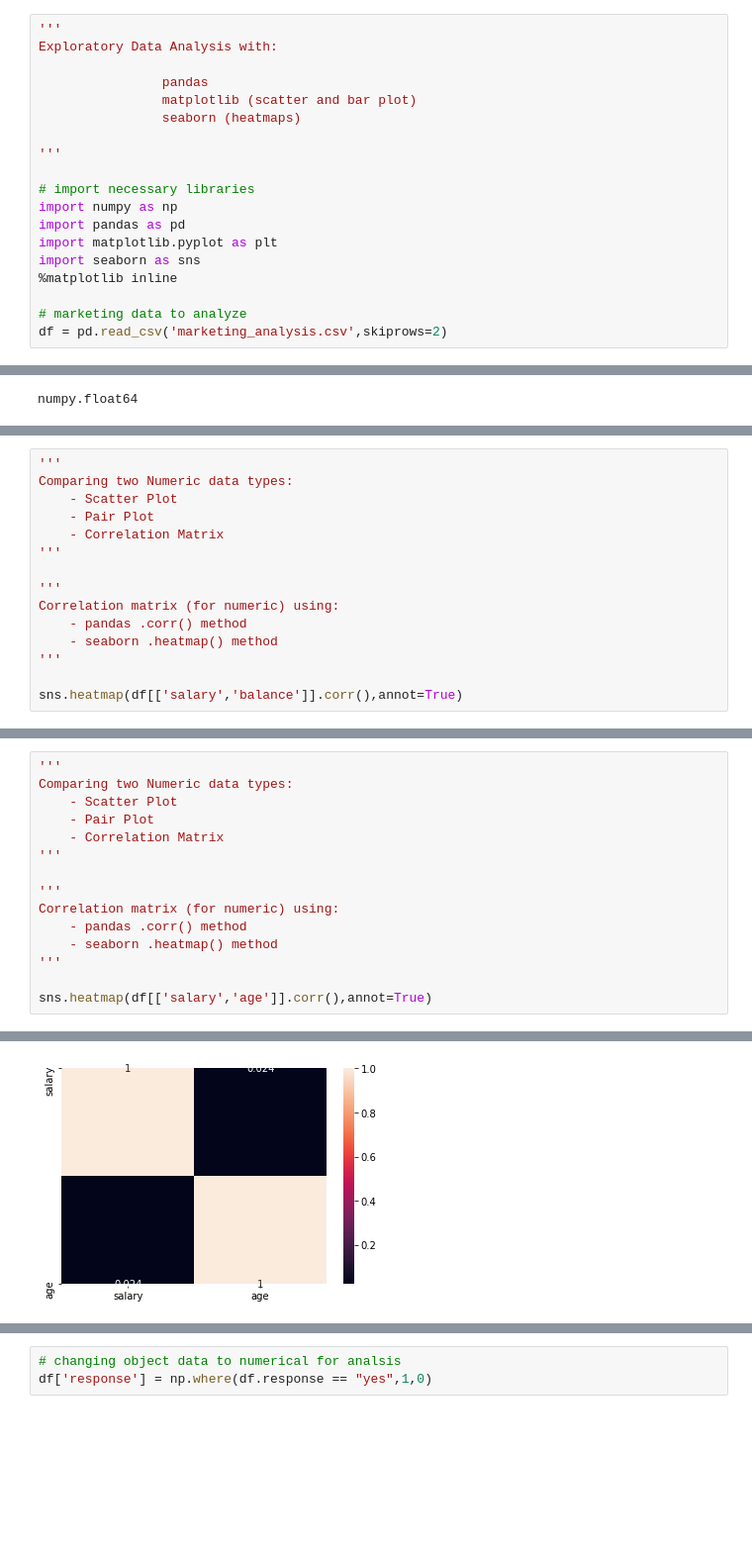
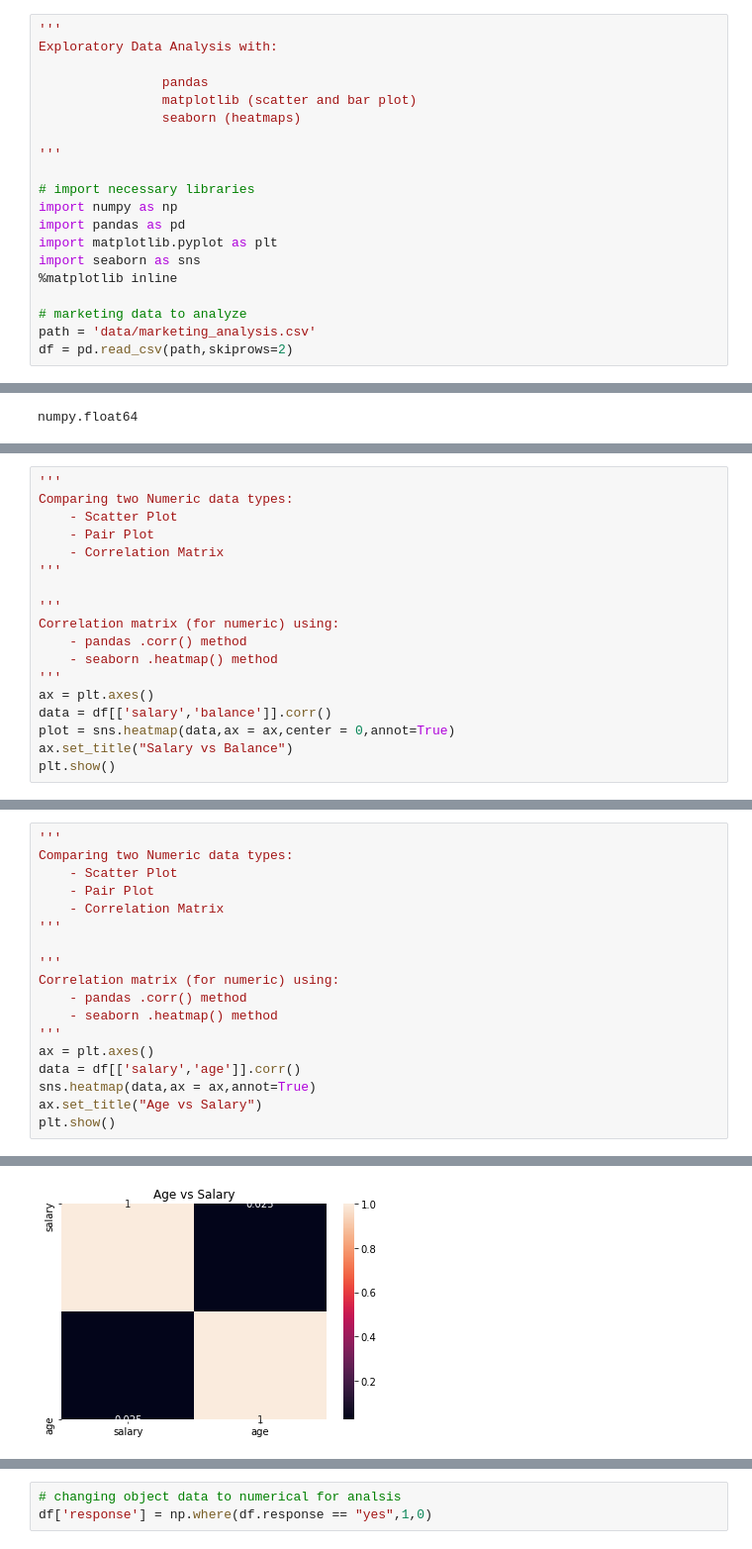
Before and after one commit to benjaminbrown038/Data-Science-Techniques, a Jupyter notebook: marketing.ipynb, the cells around one changed output, grey strips where cells are left out. Shown: that part at 99% size. Cells and saved outputs as stored; diff of their text form; blank space fills up the shorter version.

```diff
--- a/marketing.ipynb
+++ b/marketing.ipynb
@@ -16,7 +22,8 @@ import seaborn as sns
 %matplotlib inline
 
 # marketing data to analyze
-df = pd.read_csv('marketing_analysis.csv',skiprows=2)
+path = 'data/marketing_analysis.csv'
+df = pd.read_csv(path,skiprows=2)
 # %%
 # rows and columns
 df.head()
@@ -272,6 +369,9 @@ Correlation matrix (for numeric) using:
     - pandas .corr() method
     - seaborn .heatmap() method
 '''
-
-sns.heatmap(df[['salary','balance']].corr(),annot=True)
+ax = plt.axes()
+data = df[['salary','balance']].corr()
+plot = sns.heatmap(data,ax = ax,center = 0,annot=True)
+ax.set_title("Salary vs Balance")
+plt.show()
 # %% [output]
@@ -290,6 +389,9 @@ Correlation matrix (for numeric) using:
     - pandas .corr() method
     - seaborn .heatmap() method
 '''
-
-sns.heatmap(df[['salary','age']].corr(),annot=True)
+ax = plt.axes()
+data = df[['salary','age']].corr()
+sns.heatmap(data,ax = ax,annot=True)
+ax.set_title("Age vs Salary")
+plt.show()
 # %% [output]
@@ -297,4 +398,4 @@ sns.heatmap(df[['salary','age']].corr(),annot=True)
-[figure, old version]
+[figure, new version]
 # %%
 '''
 Comparing two Numeric data types:
```
Also changed, not shown: parts of 29 cells of this notebook, 7 other files.
